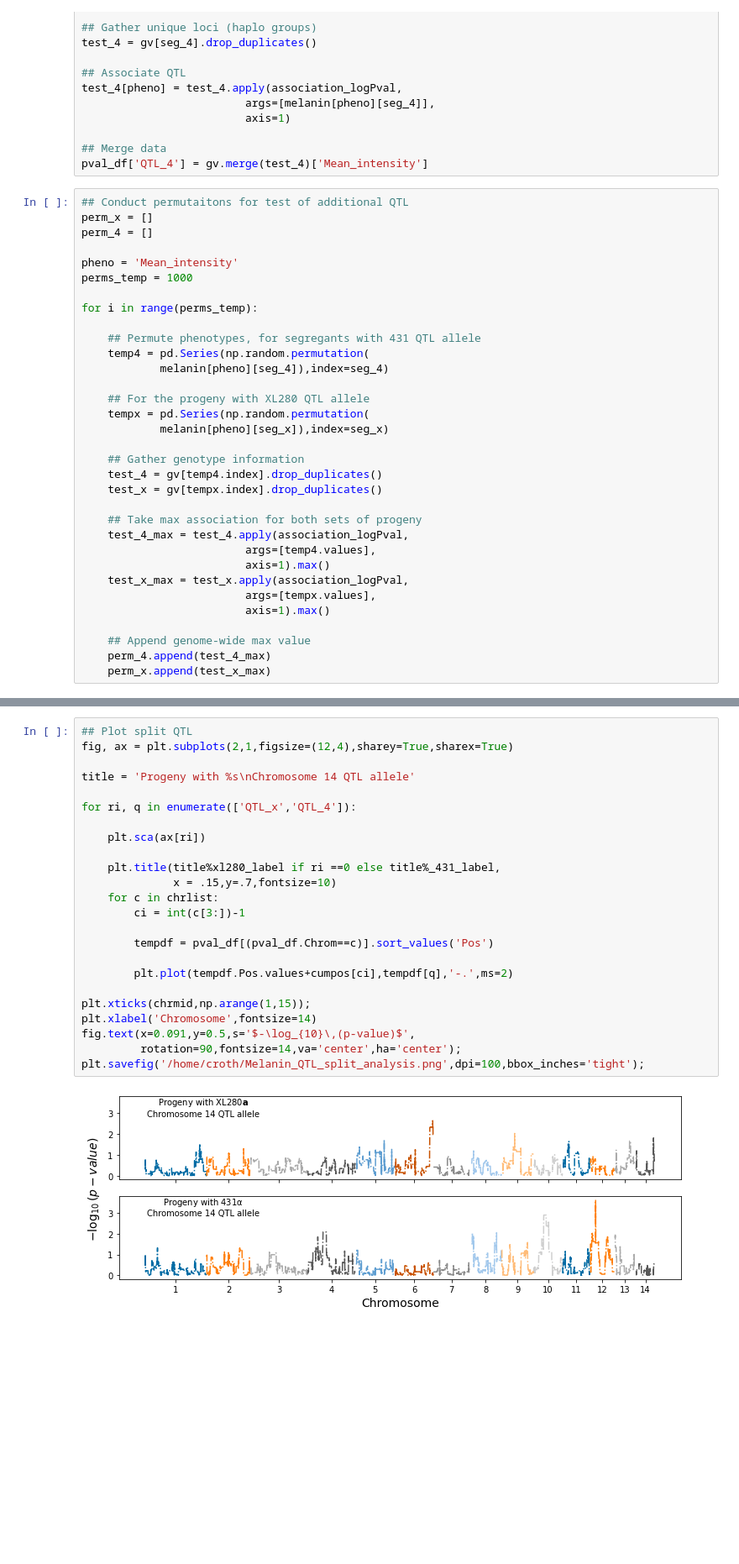
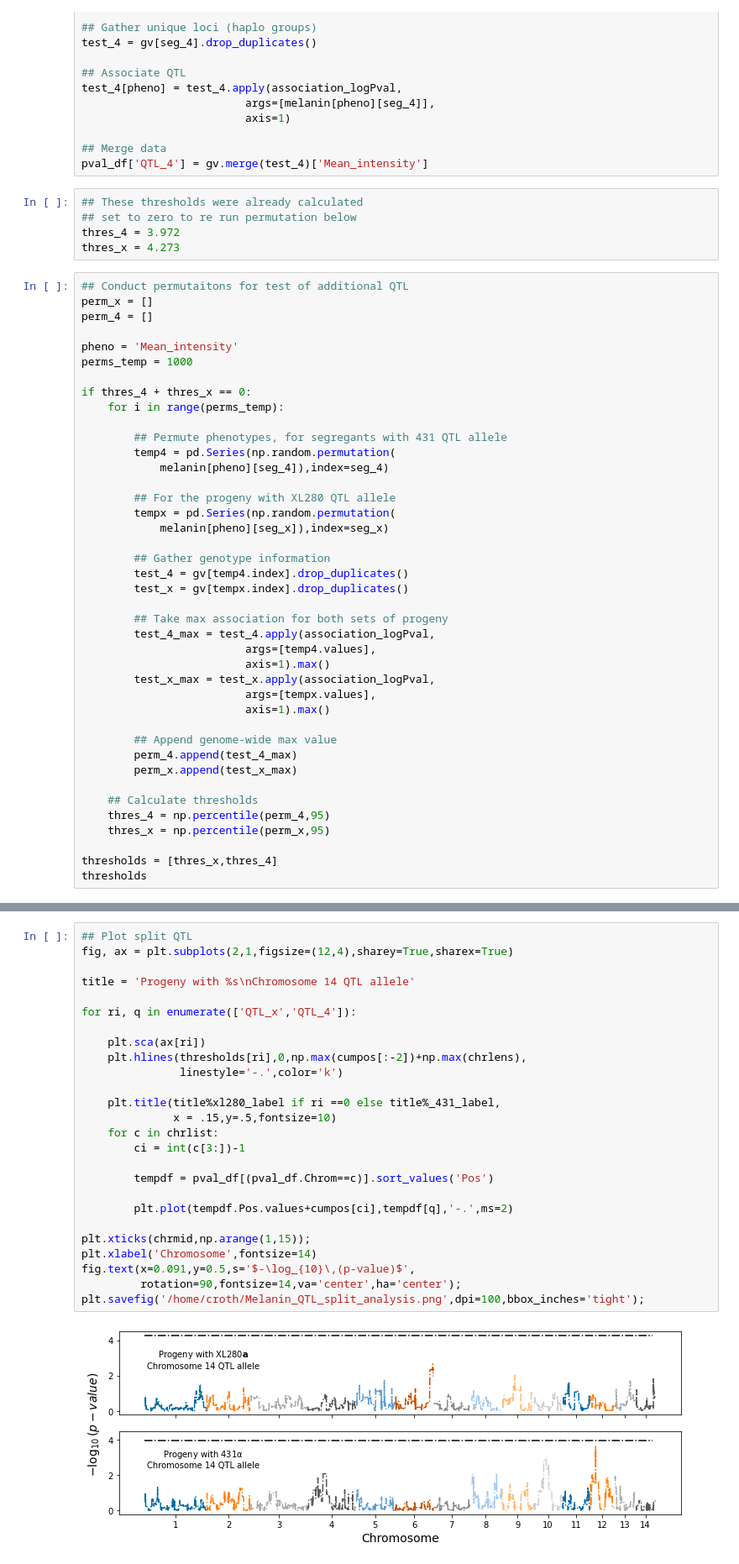
Before and after one commit to magwenelab/crypto-QTL-paper, a Jupyter notebook: SCRIPTS/Melanin_QTL_Analysis_Fig1.ipynb, the cells around one changed output, grey strips where cells are left out. Shown: that part at 84% size. Saved outputs shown, nothing was run; the diff lists cells and outputs as text; blank space fills up the shorter version.

```diff
--- a/SCRIPTS/Melanin_QTL_Analysis_Fig1.ipynb
+++ b/SCRIPTS/Melanin_QTL_Analysis_Fig1.ipynb
@@ -536,6 +536,11 @@ test_4[pheno] = test_4.apply(association_logPval,
 
 ## Merge data
 pval_df['QTL_4'] = gv.merge(test_4)['Mean_intensity']
+# %%
+## These thresholds were already calculated
+## set to zero to re run permutation below
+thres_4 = 3.972
+thres_x = 4.273
 # %%
 ## Conduct permutaitons for test of additional QTL
 perm_x = []
@@ -544,28 +549,36 @@ perm_4 = []
 pheno = 'Mean_intensity'
 perms_temp = 1000
 
-for i in range(perms_temp):
+if thres_4 + thres_x == 0:
+    for i in range(perms_temp):
 
-    ## Permute phenotypes, for segregants with 431 QTL allele
-    temp4 = pd.Series(np.random.permutation(
+        ## Permute phenotypes, for segregants with 431 QTL allele
+        temp4 = pd.Series(np.random.permutation(
             melanin[pheno][seg_4]),index=seg_4)
 
-    ## For the progeny with XL280 QTL allele
-    tempx = pd.Series(np.random.permutation(
+        ## For the progeny with XL280 QTL allele
+        tempx = pd.Series(np.random.permutation(
             melanin[pheno][seg_x]),index=seg_x)
 
-    ## Gather genotype information
-    test_4 = gv[temp4.index].drop_duplicates()
-    test_x = gv[tempx.index].drop_duplicates()
+        ## Gather genotype information
+        test_4 = gv[temp4.index].drop_duplicates()
+        test_x = gv[tempx.index].drop_duplicates()
 
-    ## Take max association for both sets of progeny
-    test_4_max = test_4.apply(association_logPval,
+        ## Take max association for both sets of progeny
+        test_4_max = test_4.apply(association_logPval,
                          args=[temp4.values],
                          axis=1).max()
-    test_x_max = test_x.apply(association_logPval,
+        test_x_max = test_x.apply(association_logPval,
                          args=[tempx.values],
                          axis=1).max()
 
-    ## Append genome-wide max value
-    perm_4.append(test_4_max)
-    perm_x.append(test_x_max)
+        ## Append genome-wide max value
+        perm_4.append(test_4_max)
+        perm_x.append(test_x_max)
+
+    ## Calculate thresholds
+    thres_4 = np.percentile(perm_4,95)
+    thres_x = np.percentile(perm_x,95)
+
+thresholds = [thres_x,thres_4]
+thresholds
@@ -572,26 +587,28 @@ for i in range(perms_temp):
 # %%
 ## Plot split QTL
 fig, ax = plt.subplots(2,1,figsize=(12,4),sharey=True,sharex=True)
 
 title = 'Progeny with %s\nChromosome 14 QTL allele'
 
 for ri, q in enumerate(['QTL_x','QTL_4']):
 
     plt.sca(ax[ri])
+    plt.hlines(thresholds[ri],0,np.max(cumpos[:-2])+np.max(chrlens),
+               linestyle='-.',color='k')
 
     plt.title(title%xl280_label if ri ==0 else title%_431_label,
-              x = .15,y=.7,fontsize=10)
+              x = .15,y=.5,fontsize=10)
     for c in chrlist:
         ci = int(c[3:])-1
 
         tempdf = pval_df[(pval_df.Chrom==c)].sort_values('Pos')
 
         plt.plot(tempdf.Pos.values+cumpos[ci],tempdf[q],'-.',ms=2)
 
 plt.xticks(chrmid,np.arange(1,15));
 plt.xlabel('Chromosome',fontsize=14)
 fig.text(x=0.091,y=0.5,s='$-\log_{10}\,(p-value)$',
          rotation=90,fontsize=14,va='center',ha='center');
 plt.savefig('/home/croth/Melanin_QTL_split_analysis.png',dpi=100,bbox_inches='tight');
 # %% [output]
-[figure, old version]
+[figure, new version]
```
Also changed, not shown: parts of 1 cell of this notebook, 1 other file.
